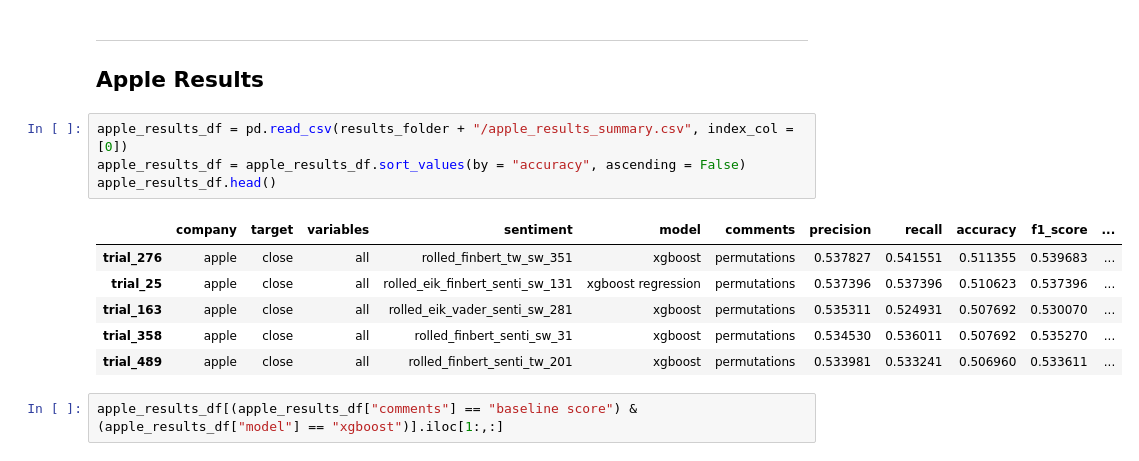
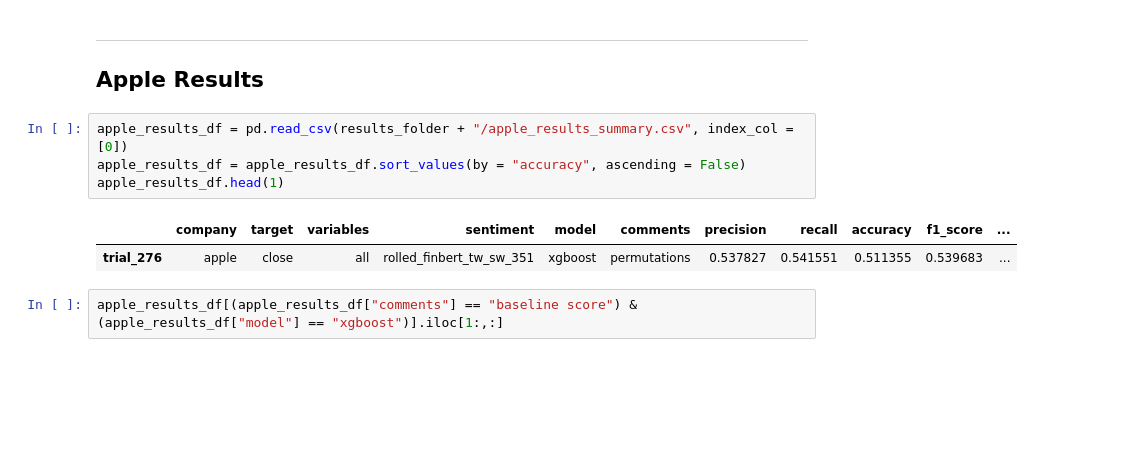
Before and after one commit to Diegozu97/thesis_code, a Jupyter notebook: 06_results_analysis.ipynb, the cells around one changed output. Saved outputs shown, nothing was run; the diff lists cells and outputs as text; blank space fills up the shorter version.

```diff
--- a/06_results_analysis.ipynb
+++ b/06_results_analysis.ipynb
@@ -82,14 +83,10 @@ moderna_results_df[moderna_results_df["comments"] == "baseline score"]
 # %%
 apple_results_df = pd.read_csv(results_folder + "/apple_results_summary.csv", index_col = [0])
 apple_results_df = apple_results_df.sort_values(by = "accuracy", ascending = False)
-apple_results_df.head()
+apple_results_df.head(1)
 # %% [output]
 |  | company | target | variables | sentiment | model | comments | precision | recall | accuracy | f1_score | ... |
 | trial_276 | apple | close | all | rolled_finbert_tw_sw_351 | xgboost | permutations | 0.537827 | 0.541551 | 0.511355 | 0.539683 | ... |
-| trial_25 | apple | close | all | rolled_eik_finbert_senti_sw_131 | xgboost regression | permutations | 0.537396 | 0.537396 | 0.510623 | 0.537396 | ... |
-| trial_163 | apple | close | all | rolled_eik_vader_senti_sw_281 | xgboost | permutations | 0.535311 | 0.524931 | 0.507692 | 0.530070 | ... |
-| trial_358 | apple | close | all | rolled_finbert_senti_sw_31 | xgboost | permutations | 0.534530 | 0.536011 | 0.507692 | 0.535270 | ... |
-| trial_489 | apple | close | all | rolled_finbert_senti_tw_201 | xgboost | permutations | 0.533981 | 0.533241 | 0.506960 | 0.533611 | ... |
 # %%
 apple_results_df[(apple_results_df["comments"] == "baseline score") & (apple_results_df["model"] == "xgboost")].iloc[1:,:]
 # %% [output]
```
Also changed, not shown: parts of 3 cells of this notebook, 4 other files.
